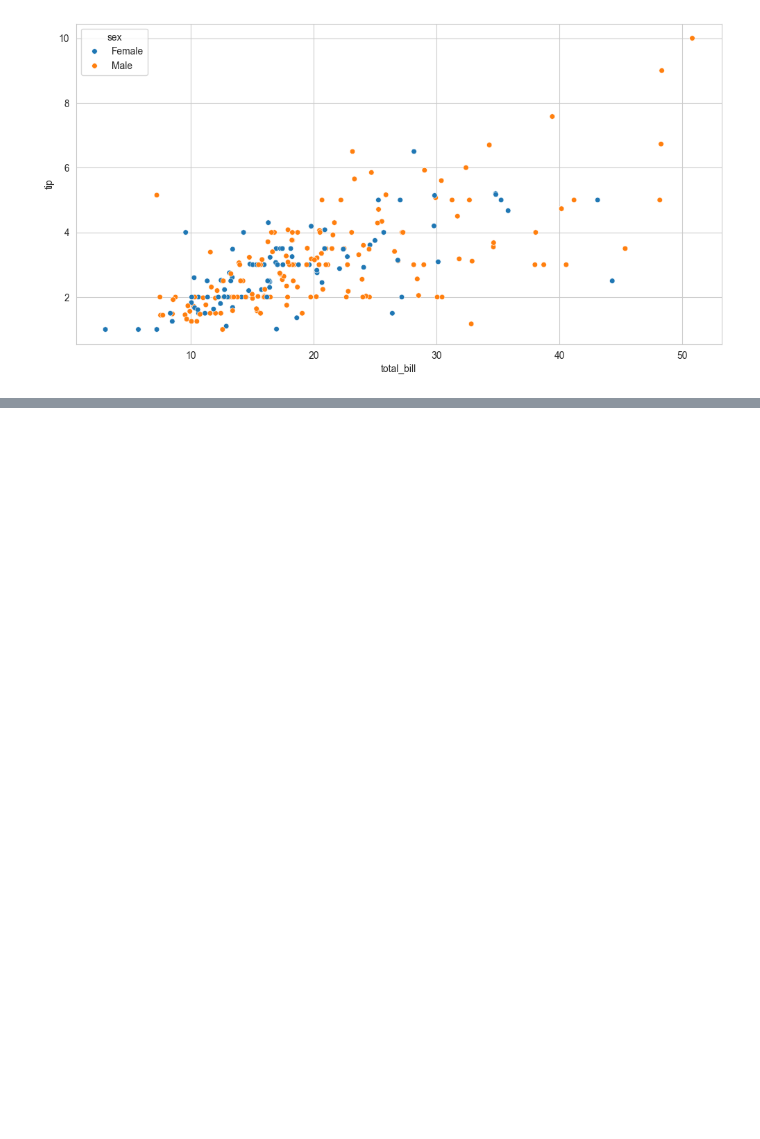
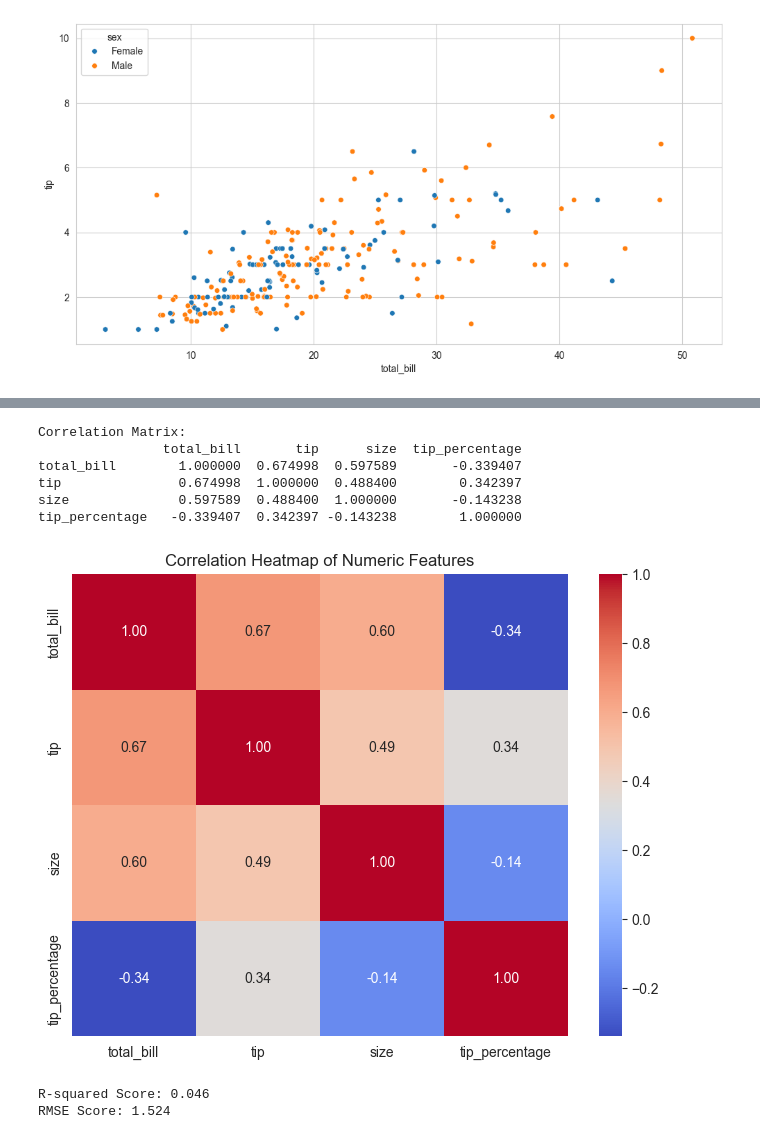
Before and after one commit to bissakaAI/Machine_Learning_Project, a Jupyter notebook: customertipping/EDA_tipservice.ipynb, the cells around one changed output, grey strips where cells are left out. Cells and saved outputs as stored; diff of their text form; code cells hidden in the pictures; blank space fills up the shorter version.

```diff
--- a/customertipping/EDA_tipservice.ipynb
+++ b/customertipping/EDA_tipservice.ipynb
@@ -405,0 +432,23 @@ plt.show()
+# %%
+# Select only numeric columns for correlation analysis
+numeric_df = df.select_dtypes(include=[np.number])
+
+print('Correlation Matrix:')
+corr_matrix = numeric_df.corr()
+print(corr_matrix)
+
+if len(numeric_df.columns) >= 4:
+    plt.figure(figsize=(8, 6))
+    sns.heatmap(corr_matrix, annot=True, cmap='coolwarm', fmt='.2f')
+    plt.title('Correlation Heatmap of Numeric Features')
+    plt.show()
+else:
+    print('\nNot enough numeric columns for a heatmap. Displaying correlation matrix is sufficient.')
+# %% [output]
+Correlation Matrix:
+                total_bill       tip      size  tip_percentage
+total_bill        1.000000  0.674998  0.597589       -0.339407
+tip               0.674998  1.000000  0.488400        0.342397
+size              0.597589  0.488400  1.000000       -0.143238
+tip_percentage   -0.339407  0.342397 -0.143238        1.000000
+[figure, added]
@@ -405,0 +464,22 @@ plt.show()
+# %%
+
+
+# Split the data into training and testing sets (80% training, 20% testing)
+X_train, X_test, y_train, y_test = train_test_split(df_model, y, test_size=0.2, random_state=42)
+
+# Initialize and train the linear regression model
+model = LinearRegression()
+model.fit(X_train, y_train)
+
+# Make predictions on the testing set
+y_pred = model.predict(X_test)
+
+# Calculate the R-squared score to evaluate predictive performance
+r2 = r2_score(y_test, y_pred)
+rmse=root_mean_squared_error(y_test,y_pred)
+# accuracy=accuracy_score(y_test,y_pred)
+print(f'R-squared Score: {r2:.3f}')
+print(f'RMSE Score: {rmse:.3f}')
+# %% [output]
+R-squared Score: 0.046
+RMSE Score: 1.524
```
Also changed, not shown: parts of 18 cells of this notebook, 6 other files.
